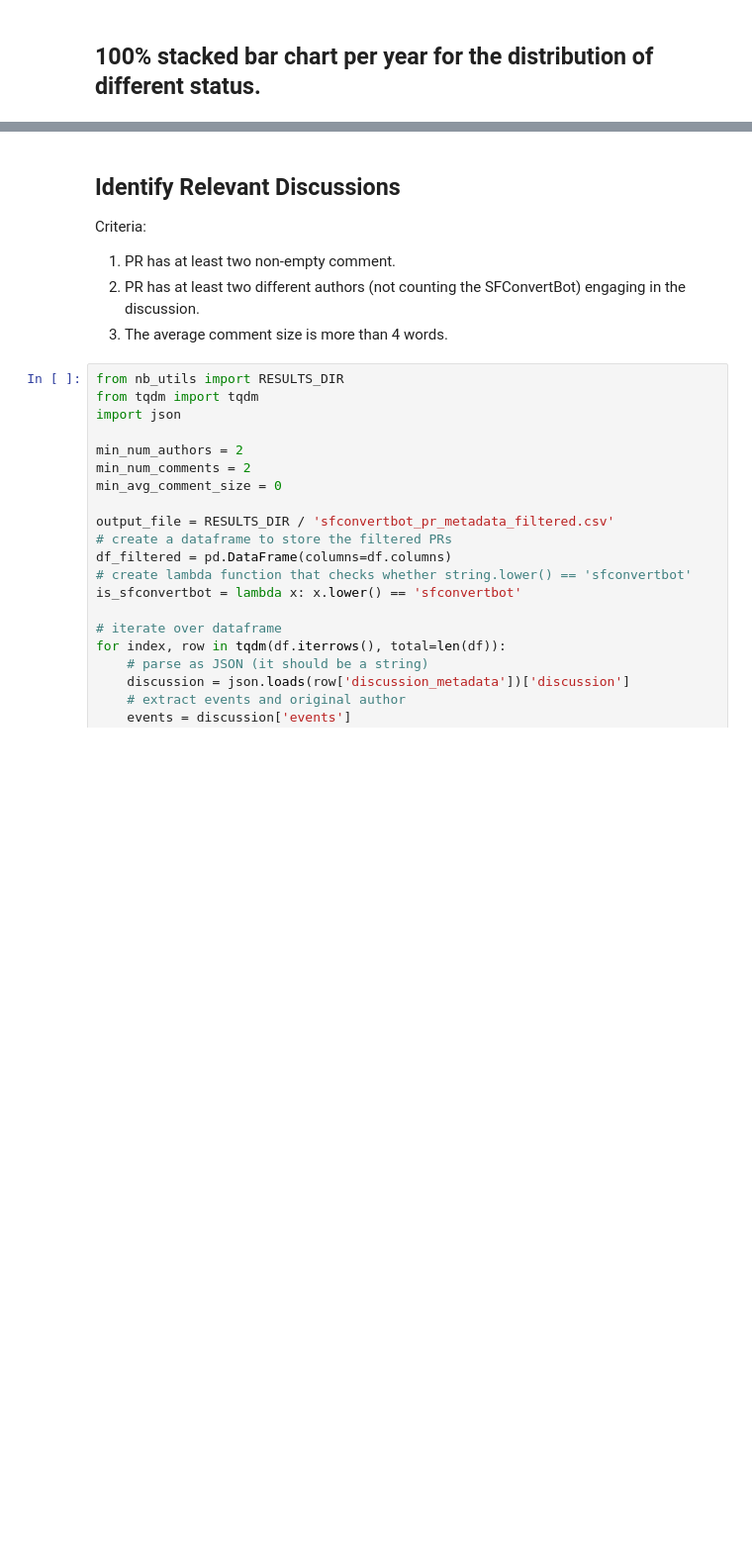
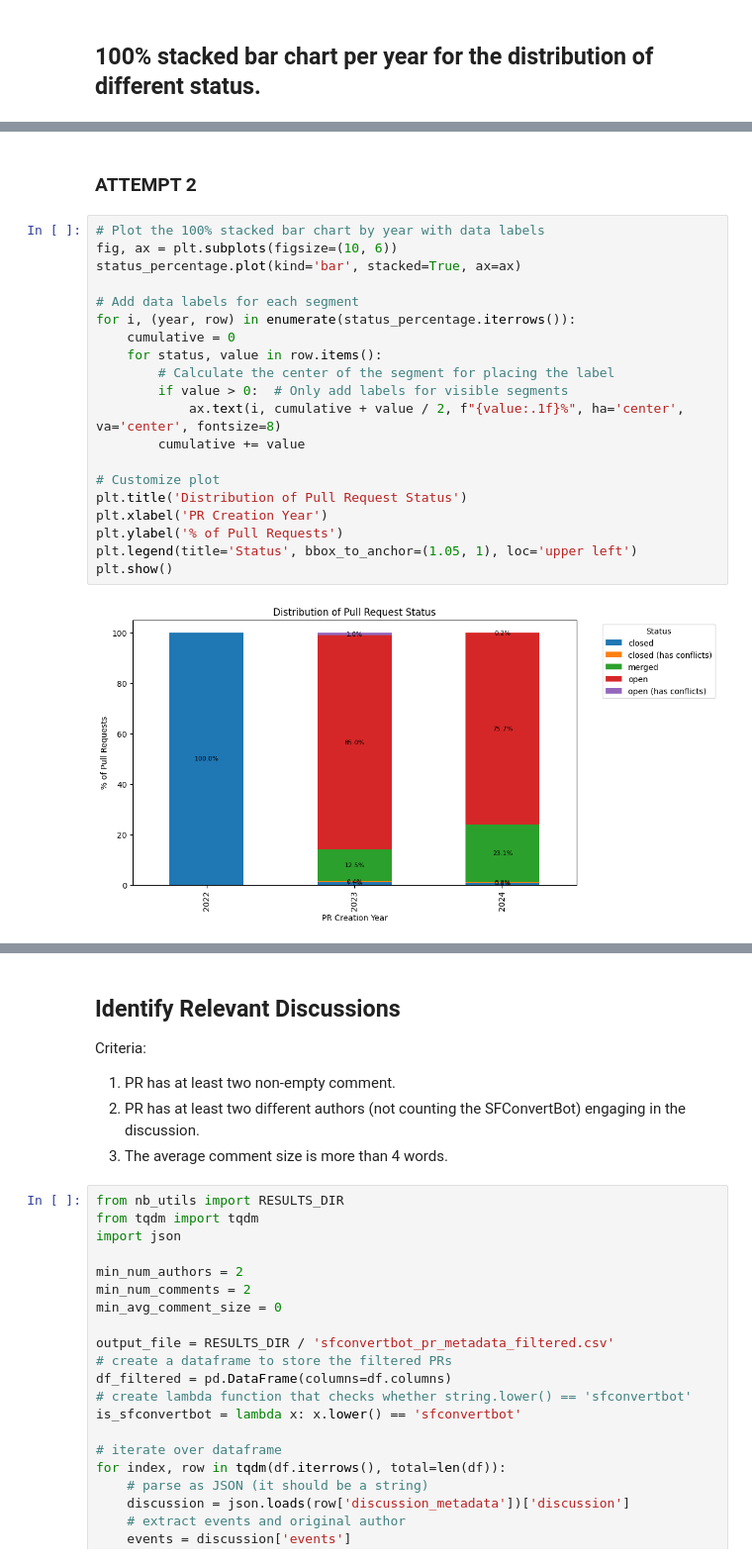
Before and after one commit to s2e-lab/model-evolution, a Jupyter notebook: scripts/notebooks/rq4_analysis.ipynb, the cells around one changed output, grey strips where cells are left out. Shown at 99% size. Cells and saved outputs as stored; diff of their text form; blank space fills up the shorter version.

```diff
--- a/scripts/notebooks/rq4_analysis.ipynb
+++ b/scripts/notebooks/rq4_analysis.ipynb
@@ -226,0 +158,24 @@ plt.show()
+# %% [markdown]
+### ATTEMPT 2
+# %%
+# Plot the 100% stacked bar chart by year with data labels
+fig, ax = plt.subplots(figsize=(10, 6))
+status_percentage.plot(kind='bar', stacked=True, ax=ax)
+
+# Add data labels for each segment
+for i, (year, row) in enumerate(status_percentage.iterrows()):
+    cumulative = 0
+    for status, value in row.items():
+        # Calculate the center of the segment for placing the label
+        if value > 0:  # Only add labels for visible segments
+            ax.text(i, cumulative + value / 2, f"{value:.1f}%", ha='center', va='center', fontsize=8)
+        cumulative += value
+
+# Customize plot
+plt.title('Distribution of Pull Request Status')
+plt.xlabel('PR Creation Year')
+plt.ylabel('% of Pull Requests')
+plt.legend(title='Status', bbox_to_anchor=(1.05, 1), loc='upper left')
+plt.show()
+# %% [output]
+[figure, added]
```
Also changed, not shown: parts of 10 cells of this notebook, 1 other file.
